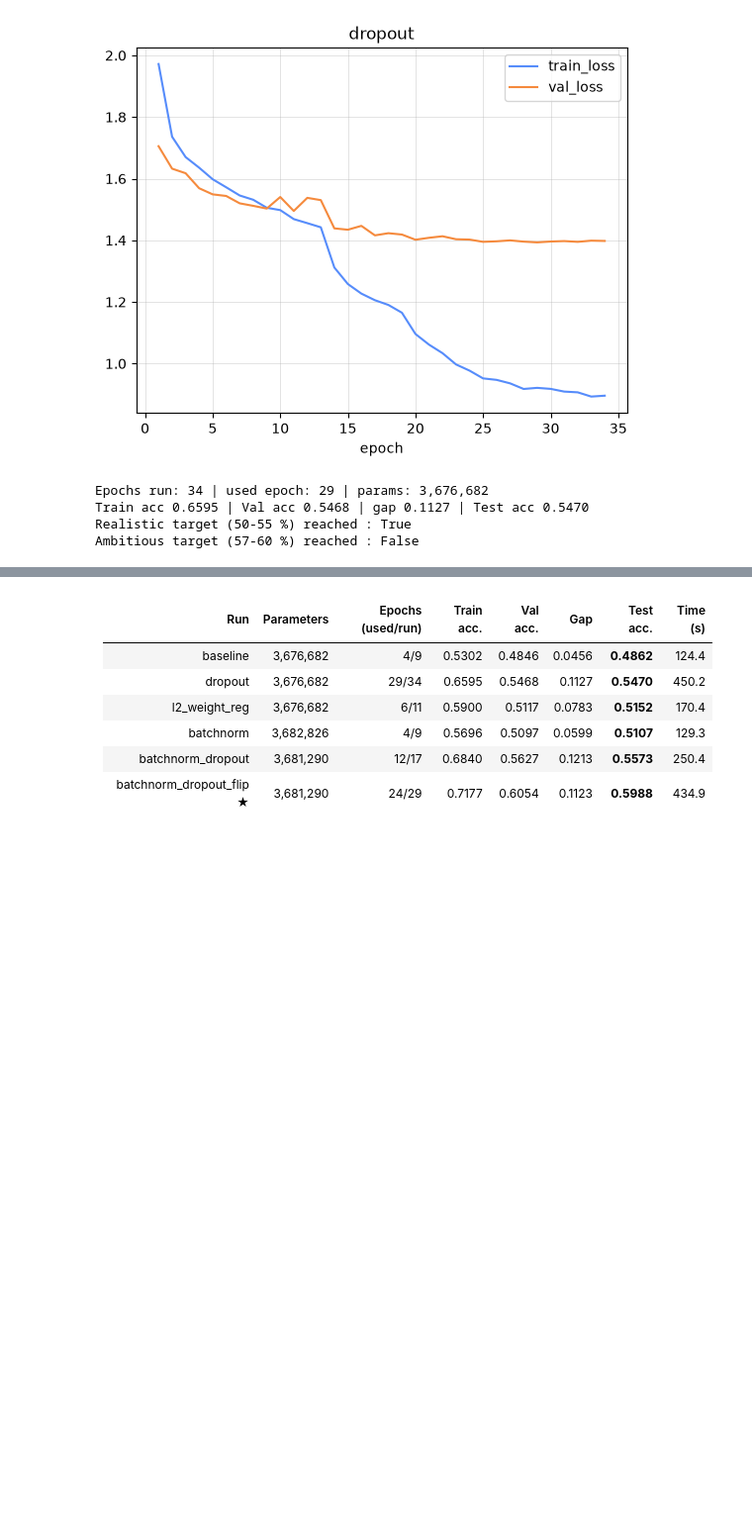
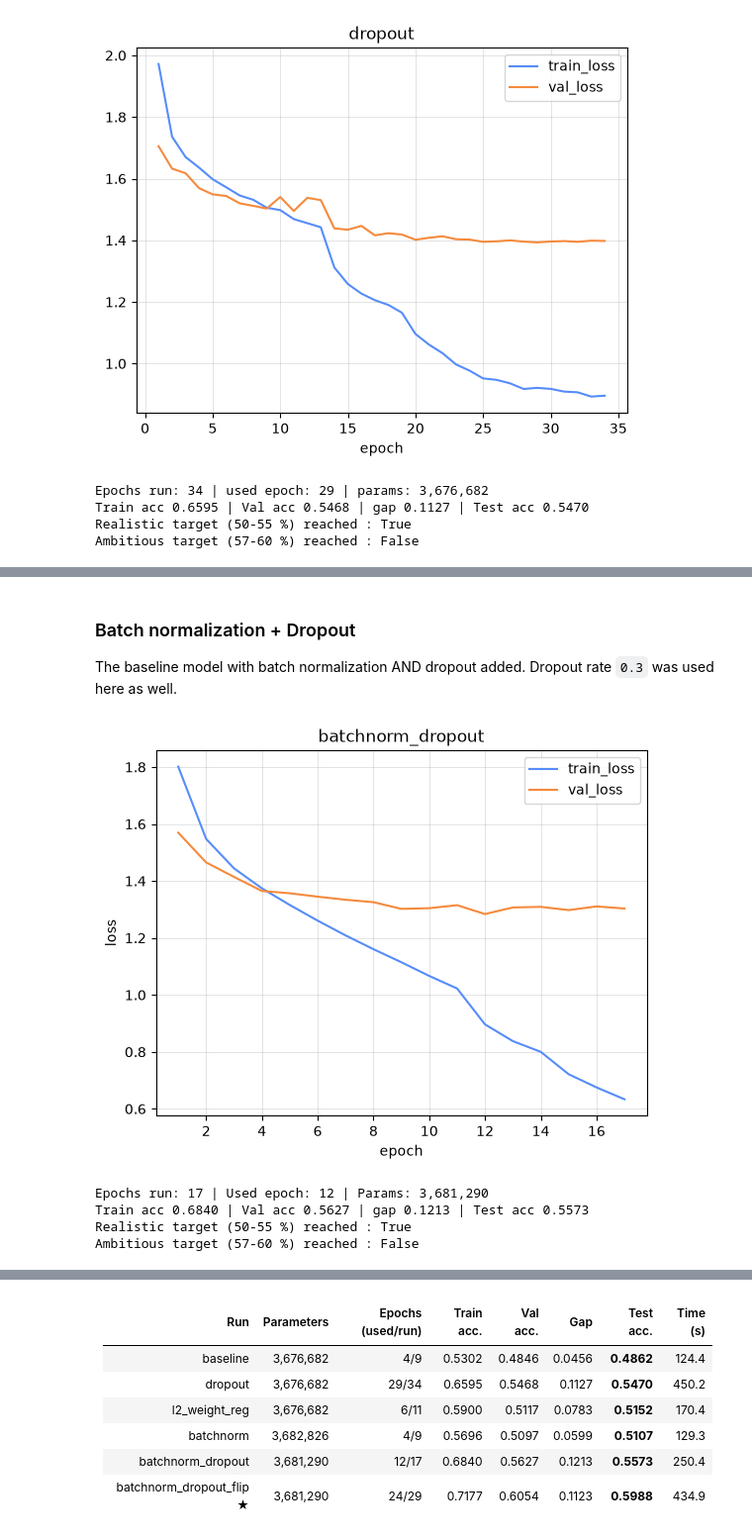
Before and after one commit to alekkiq/neural-networks-g5, a Jupyter notebook: mini-projects/cifar-10/fcn.ipynb, the cells around one changed output, grey strips where cells are left out. Shown at 99% size. Cells and saved outputs as stored; diff of their text form; code cells hidden in the pictures; blank space fills up the shorter version.

```diff
--- a/mini-projects/cifar-10/fcn.ipynb
+++ b/mini-projects/cifar-10/fcn.ipynb
@@ -576,0 +617,12 @@ Ambitious target (57-60 %) reached : False
+# %% [markdown]
+### Batch normalization + Dropout
+
+The baseline model with batch normalization AND dropout added. Dropout rate `0.3` was used here as well.
+# %%
+show_run("batchnorm_dropout")
+# %% [output]
+[figure, added]
+Epochs run: 17 | Used epoch: 12 | Params: 3,681,290
+Train acc 0.6840 | Val acc 0.5627 | gap 0.1213 | Test acc 0.5573
+Realistic target (50-55 %) reached : True
+Ambitious target (57-60 %) reached : False
```
Also changed, not shown: parts of 19 cells of this notebook.
